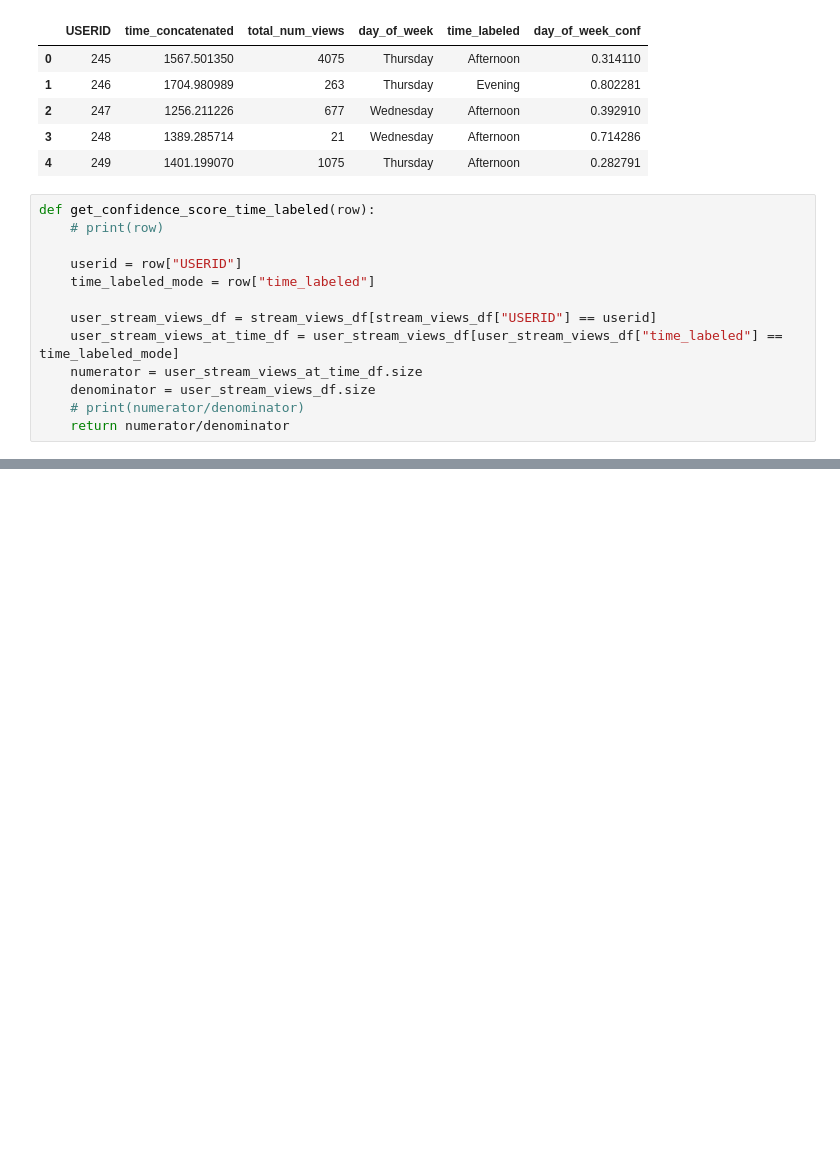
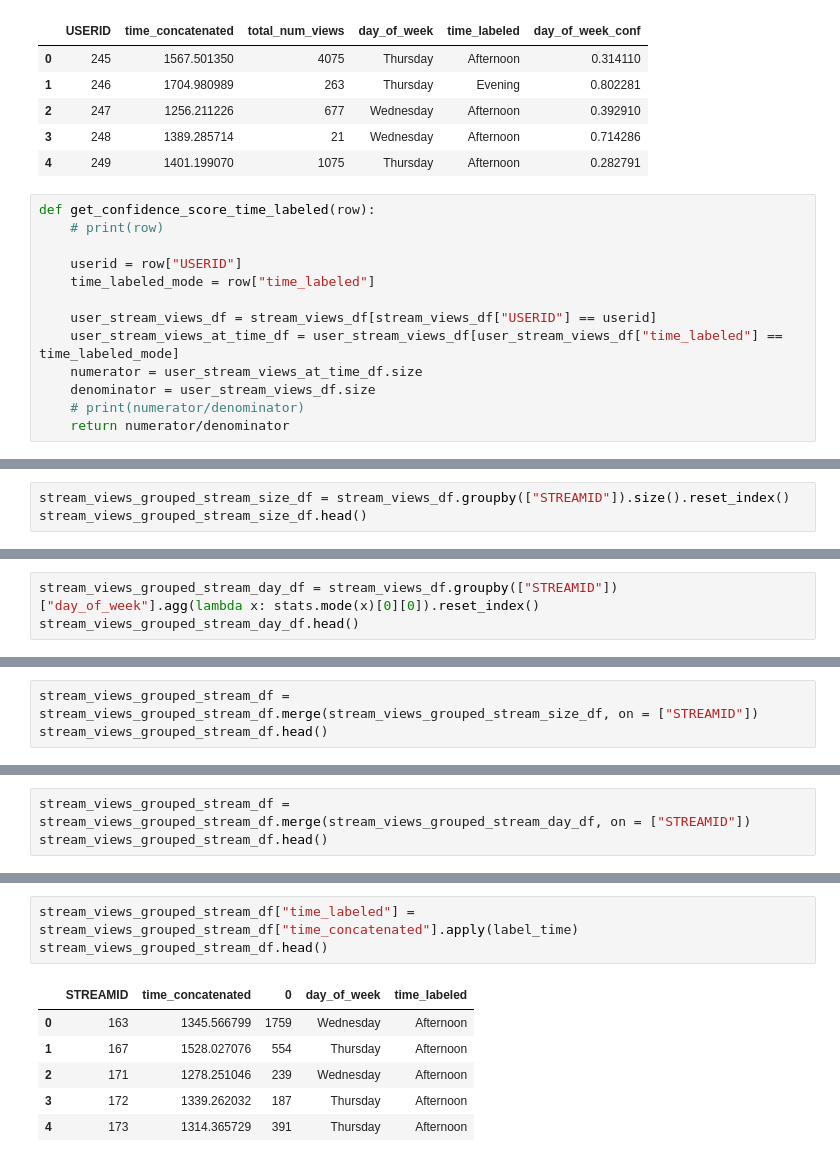
Before and after one commit to ace-racer/ContextualRecommender, a Jupyter notebook: nudge_framework/Process raw stream views-Nudge.ipynb, the cells around one changed output, grey strips where cells are left out. Drawn from its saved outputs; the diff is of its cells as text; blank space fills up the shorter version.

```diff
--- a/nudge_framework/Process raw stream views-Nudge.ipynb
+++ b/nudge_framework/Process raw stream views-Nudge.ipynb
@@ -235,0 +255,3 @@ stream_views_grouped_df.head()
+# %%
+stream_views_grouped_stream_size_df = stream_views_df.groupby(["STREAMID"]).size().reset_index()
+stream_views_grouped_stream_size_df.head()
@@ -235,0 +265,3 @@ stream_views_grouped_df.head()
+# %%
+stream_views_grouped_stream_day_df = stream_views_df.groupby(["STREAMID"])["day_of_week"].agg(lambda x: stats.mode(x)[0][0]).reset_index()
+stream_views_grouped_stream_day_df.head()
@@ -235,0 +275,3 @@ stream_views_grouped_df.head()
+# %%
+stream_views_grouped_stream_df = stream_views_grouped_stream_df.merge(stream_views_grouped_stream_size_df, on = ["STREAMID"])
+stream_views_grouped_stream_df.head()
@@ -235,0 +285,3 @@ stream_views_grouped_df.head()
+# %%
+stream_views_grouped_stream_df = stream_views_grouped_stream_df.merge(stream_views_grouped_stream_day_df, on = ["STREAMID"])
+stream_views_grouped_stream_df.head()
@@ -235,0 +295,10 @@ stream_views_grouped_df.head()
+# %%
+stream_views_grouped_stream_df["time_labeled"] = stream_views_grouped_stream_df["time_concatenated"].apply(label_time)
+stream_views_grouped_stream_df.head()
+# %% [output]
+|  | STREAMID | time_concatenated | 0 | day_of_week | time_labeled |
+| 0 | 163 | 1345.566799 | 1759 | Wednesday | Afternoon |
+| 1 | 167 | 1528.027076 | 554 | Thursday | Afternoon |
+| 2 | 171 | 1278.251046 | 239 | Wednesday | Afternoon |
+| 3 | 172 | 1339.262032 | 187 | Thursday | Afternoon |
+| 4 | 173 | 1314.365729 | 391 | Thursday | Afternoon |
```
Also changed, not shown: parts of 12 cells of this notebook.
